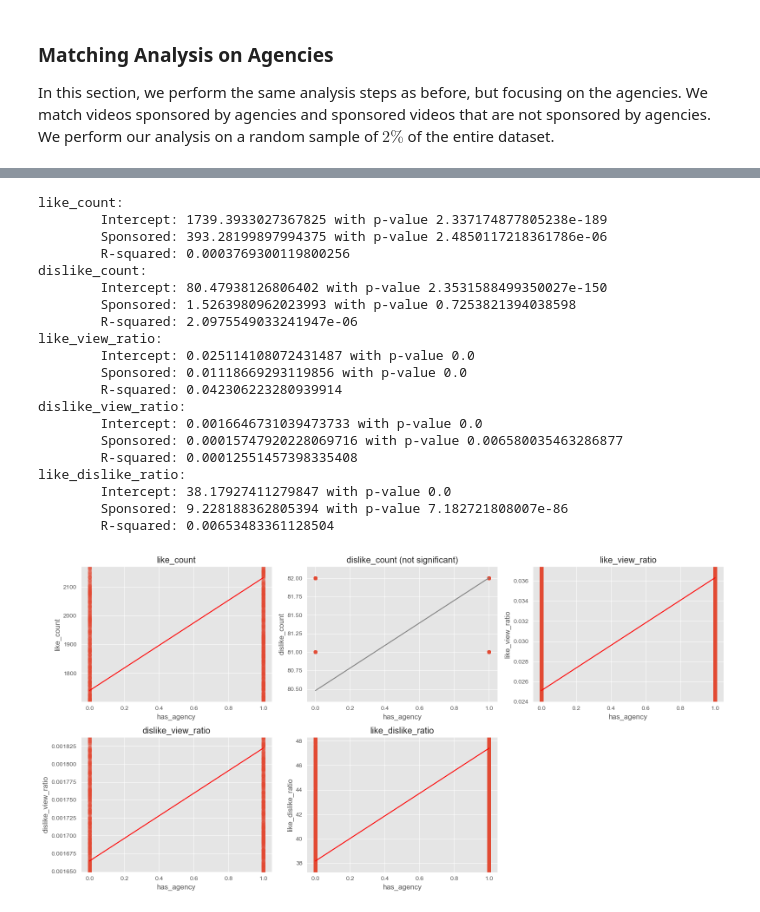
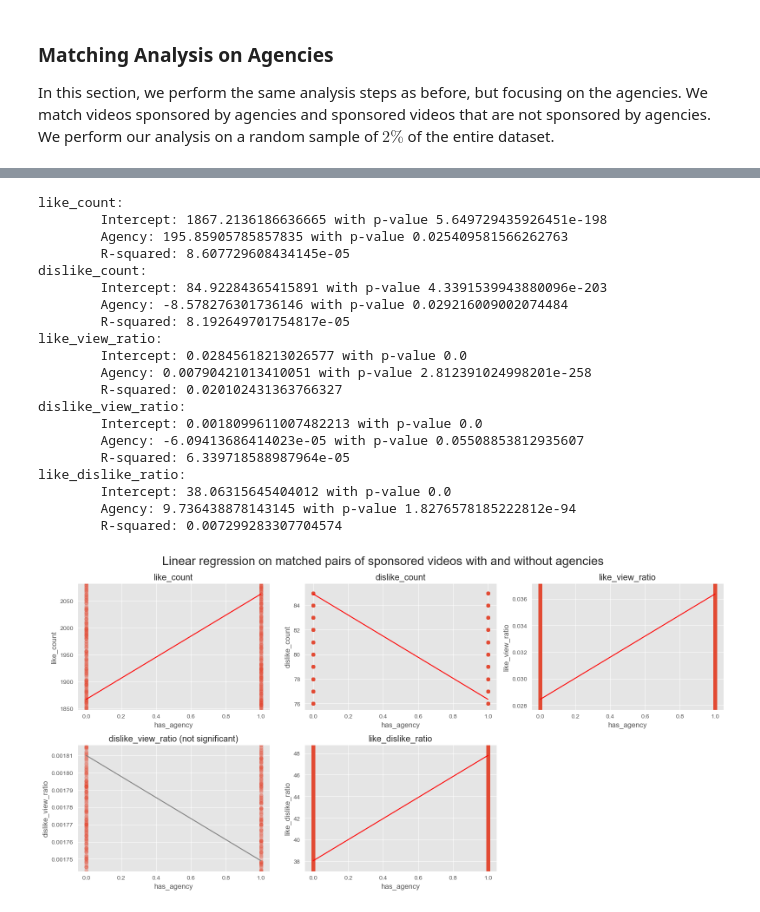
Before and after one commit to epfl-ada/ada-2022-project-fraisetagada, a Jupyter notebook: analysis/sponsored_videos_analysis.ipynb, the cells around one changed output, grey strips where cells are left out. Cells and saved outputs as stored; diff of their text form; code cells hidden in the pictures.

```diff
--- a/analysis/sponsored_videos_analysis.ipynb
+++ b/analysis/sponsored_videos_analysis.ipynb
@@ -464,7 +464,9 @@ for i, feature in enumerate(feature_list):
     ax.set_xlabel('is_sponsored')
     ax.set_ylabel(feature)
     # zoom only on interesting parts
-    ax.set_ylim(res.params[0] - res.params[1] / 10, res.params[0] + res.params[1] + res.params[1] / 10)
+    y_1 = res.params[0] - res.params[1] / 10
+    y_2 = res.params[0] + res.params[1] + res.params[1] / 10
+    ax.set_ylim(min(y_1, y_2), max(y_1, y_2))
     if res.pvalues[1] > 0.05:
         ax.set_title(feature + ' (not significant)')
 
@@ -660,48 +662,51 @@ fig, axes = plt.subplots(2, 3, figsize=(16, 8))
 
 feature_list = ['like_count', 'dislike_count', 'like_view_ratio', 'dislike_view_ratio', 'like_dislike_ratio']
 for i, feature in enumerate(feature_list):
     mod = smf.ols(formula=f'{feature} ~ C(has_agency)', data=all_matching_df)
     res = mod.fit()
     print(f'{feature}:')
     print(f'\tIntercept: {res.params[0]} with p-value {res.pvalues[0]}')
-    print(f'\tSponsored: {res.params[1]} with p-value {res.pvalues[1]}')
+    print(f'\tAgency: {res.params[1]} with p-value {res.pvalues[1]}')
     print(f'\tR-squared: {res.rsquared}')
 
     ax = axes[i // 3, i % 3]
     X = [0, 1]
     y = [res.params[0], res.params[0] + res.params[1]]
     ax.plot(X, y, color='red' if res.pvalues[1] < 0.05 else 'gray')
     ax.scatter(all_matching_df['has_agency'], all_matching_df[feature], alpha=0.1)
     ax.set_title(feature)
     ax.set_xlabel('has_agency')
     ax.set_ylabel(feature)
     # zoom only on interesting parts
-    ax.set_ylim(res.params[0] - res.params[1] / 10, res.params[0] + res.params[1] + res.params[1] / 10)
+    y_1 = res.params[0] - res.params[1] / 10
+    y_2 = res.params[0] + res.params[1] + res.params[1] / 10
+    ax.set_ylim(min(y_1, y_2), max(y_1, y_2))
     if res.pvalues[1] > 0.05:
         ax.set_title(feature + ' (not significant)')
 
 fig.delaxes(axes[1, 2])
+fig.suptitle('Linear regression on matched pairs of sponsored videos with and without agencies', fontsize=20)
 plt.tight_layout()
 plt.show()
 # %% [output]
 like_count:
-        Intercept: 1739.3933027367825 with p-value 2.337174877805238e-189
-        Sponsored: 393.28199897994375 with p-value 2.4850117218361786e-06
-        R-squared: 0.0003769300119800256
+        Intercept: 1867.2136186636665 with p-value 5.649729435926451e-198
+        Agency: 195.85905785857835 with p-value 0.025409581566262763
+        R-squared: 8.607729608434145e-05
 dislike_count:
-        Intercept: 80.47938126806402 with p-value 2.3531588499350027e-150
-        Sponsored: 1.5263980962023993 with p-value 0.7253821394038598
-        R-squared: 2.0975549033241947e-06
+        Intercept: 84.92284365415891 with p-value 4.3391539943880096e-203
+        Agency: -8.578276301736146 with p-value 0.029216009002074484
+        R-squared: 8.192649701754817e-05
 like_view_ratio:
-        Intercept: 0.025114108072431487 with p-value 0.0
-        Sponsored: 0.01118669293119856 with p-value 0.0
-        R-squared: 0.042306223280939914
+        Intercept: 0.02845618213026577 with p-value 0.0
+        Agency: 0.00790421013410051 with p-value 2.812391024998201e-258
+        R-squared: 0.020102431363766327
 dislike_view_ratio:
-        Intercept: 0.0016646731039473733 with p-value 0.0
-        Sponsored: 0.00015747920228069716 with p-value 0.006580035463286877
-        R-squared: 0.00012551457398335408
+        Intercept: 0.0018099611007482213 with p-value 0.0
+        Agency: -6.09413686414023e-05 with p-value 0.05508853812935607
+        R-squared: 6.339718588987964e-05
 like_dislike_ratio:
-        Intercept: 38.17927411279847 with p-value 0.0
-        Sponsored: 9.228188362805394 with p-value 7.182721808007e-86
-        R-squared: 0.00653483361128504
+        Intercept: 38.06315645404012 with p-value 0.0
+        Agency: 9.736438878143145 with p-value 1.8276578185222812e-94
+        R-squared: 0.007299283307704574
-[figure, old version]
+[figure, new version]
```
Also changed, not shown: parts of 7 cells of this notebook.
